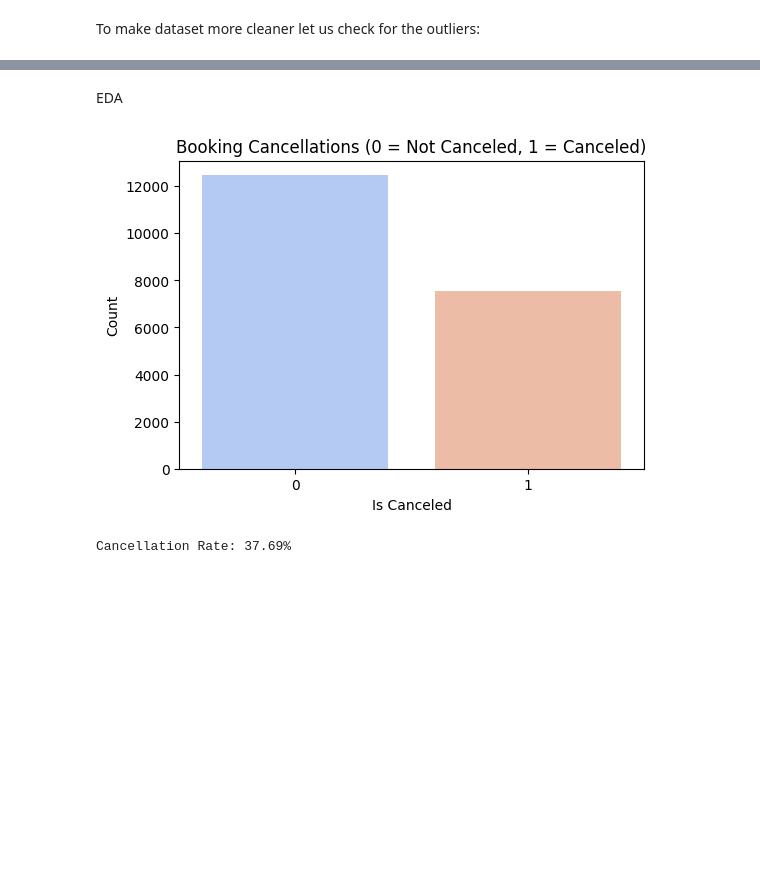
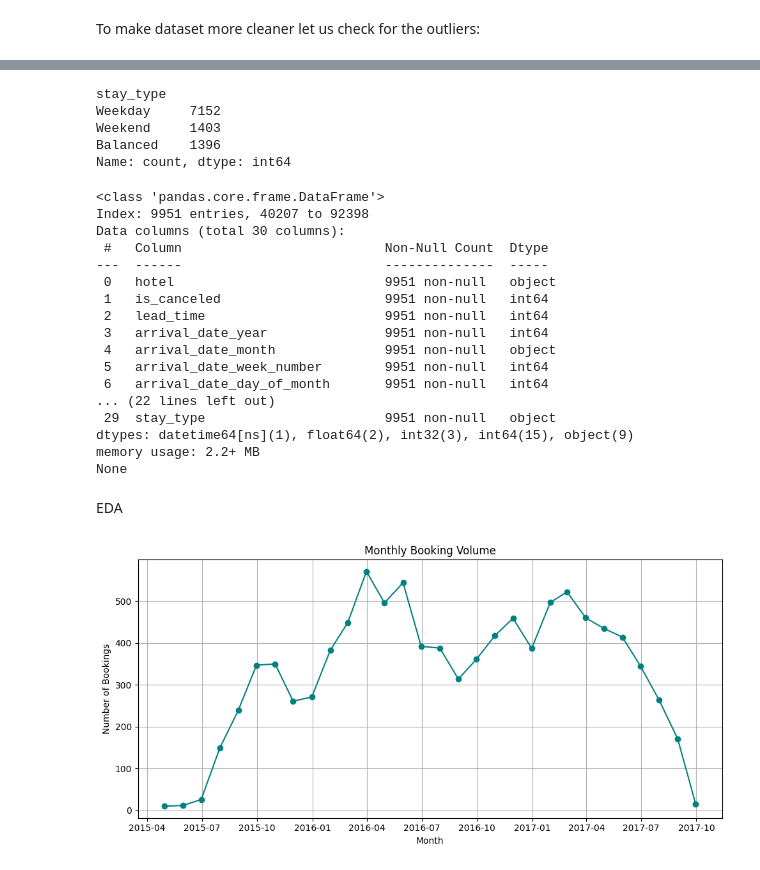
Before and after one commit to Shubhamk0703/Final-Project-23017935-, a Jupyter notebook: CODE_for_small_data(23017935).ipynb, the cells around one changed output, grey strips where cells are left out. Saved outputs shown, nothing was run; the diff lists cells and outputs as text; code cells hidden in the pictures; blank space fills up the shorter version.

```diff
--- a/CODE_for_small_data(23017935).ipynb
+++ b/CODE_for_small_data(23017935).ipynb
@@ -266,19 +278,63 @@ Shape after outlier removal: (14870, 25)
+# %%
+def classify_stay_type(row):
+    if row['stays_in_weekend_nights'] > row['stays_in_week_nights']:
+        return 'Weekend'
+    elif row['stays_in_weekend_nights'] < row['stays_in_week_nights']:
+        return 'Weekday'
+    else:
+        return 'Balanced'
+
+# Apply the function
+df_sample['stay_type'] = df_sample.apply(classify_stay_type, axis=1)
+
+# Check value counts
+print(df_sample['stay_type'].value_counts())
+# %% [output]
+stay_type
+Weekday     7152
+Weekend     1403
+Balanced    1396
+Name: count, dtype: int64
+# %%
+print(df_sample.info())
+# %% [output]
+<class 'pandas.core.frame.DataFrame'>
+Index: 9951 entries, 40207 to 92398
+Data columns (total 30 columns):
+ #   Column                          Non-Null Count  Dtype
+---  ------                          --------------  -----
+ 0   hotel                           9951 non-null   object
+ 1   is_canceled                     9951 non-null   int64
+ 2   lead_time                       9951 non-null   int64
+ 3   arrival_date_year               9951 non-null   int64
+ 4   arrival_date_month              9951 non-null   object
+ 5   arrival_date_week_number        9951 non-null   int64
+ 6   arrival_date_day_of_month       9951 non-null   int64
+... (22 lines left out)
+ 29  stay_type                       9951 non-null   object
+dtypes: datetime64[ns](1), float64(2), int32(3), int64(15), object(9)
+memory usage: 2.2+ MB
+None
 # %% [markdown]
 EDA
-# %%
-# Countplot for cancellations
-plt.figure(figsize=(6, 4))
-sns.countplot(x="is_canceled", hue="is_canceled", data=df_sample_cleaned, palette="coolwarm", legend=False)
-
-plt.title("Booking Cancellations (0 = Not Canceled, 1 = Canceled)")
-plt.xlabel("Is Canceled")
-plt.ylabel("Count")
-plt.show()
-
-
-# Calculate cancellation rate
-cancellation_rate = df_sample_cleaned["is_canceled"].mean() * 100
-print(f"Cancellation Rate: {cancellation_rate:.2f}%")
-# %% [output]
-[figure, removed]
-Cancellation Rate: 37.69%
+# %%
+import pandas as pd
+import matplotlib.pyplot as plt
+
+# Convert date column
+df_sample['reservation_status_date'] = pd.to_datetime(df_sample['reservation_status_date'])
+
+# Group by month and count bookings
+monthly_trend = df_sample.resample('M', on='reservation_status_date')['is_canceled'].count()
+
+# Plot
+plt.figure(figsize=(10, 5))
+plt.plot(monthly_trend.index, monthly_trend.values, marker='o', linestyle='-', color='teal')
+plt.title("Monthly Booking Volume")
+plt.xlabel("Month")
+plt.ylabel("Number of Bookings")
+plt.grid(True)
+plt.tight_layout()
+plt.show()
+# %% [output]
+[figure, added]
```
Also changed, not shown: parts of 31 cells of this notebook.
